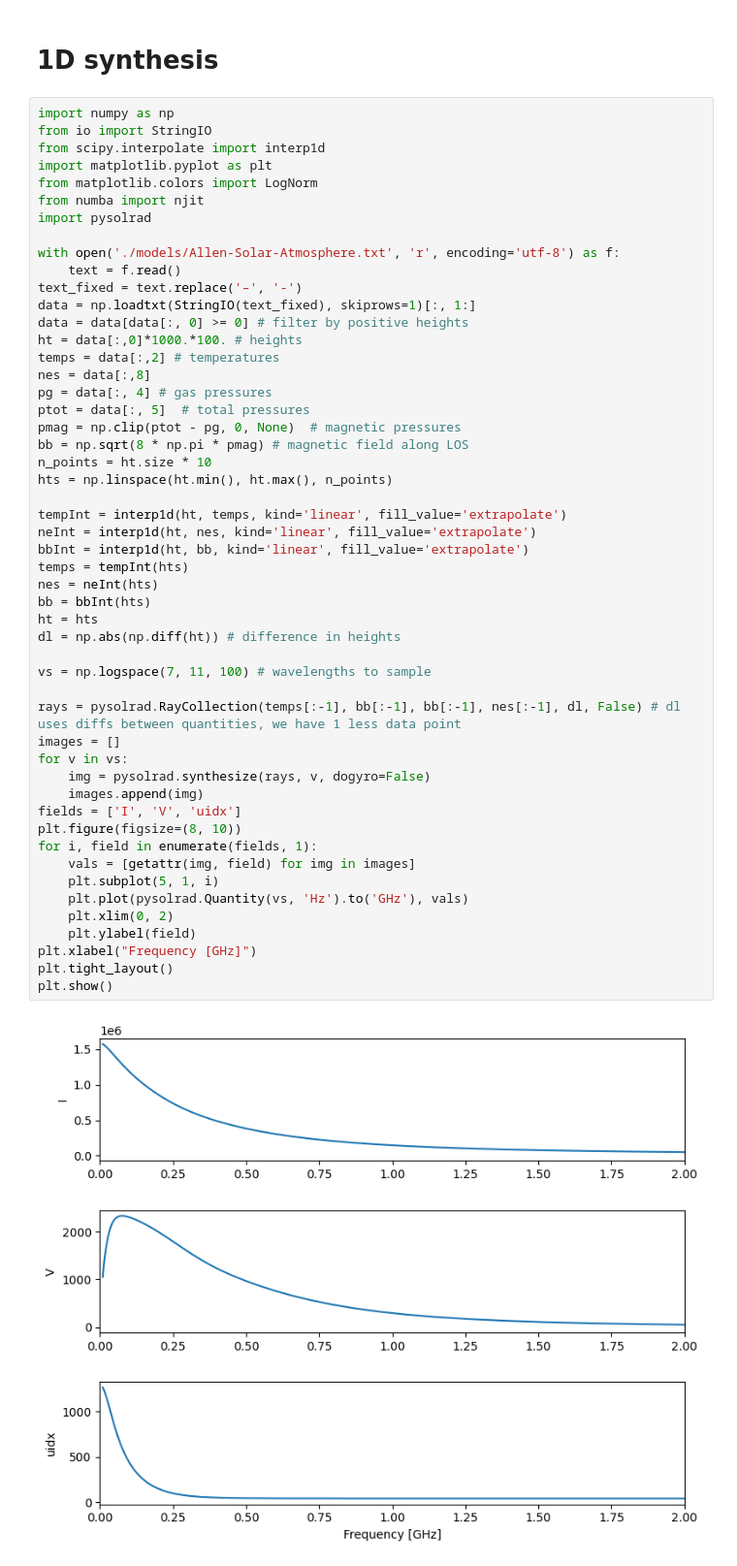
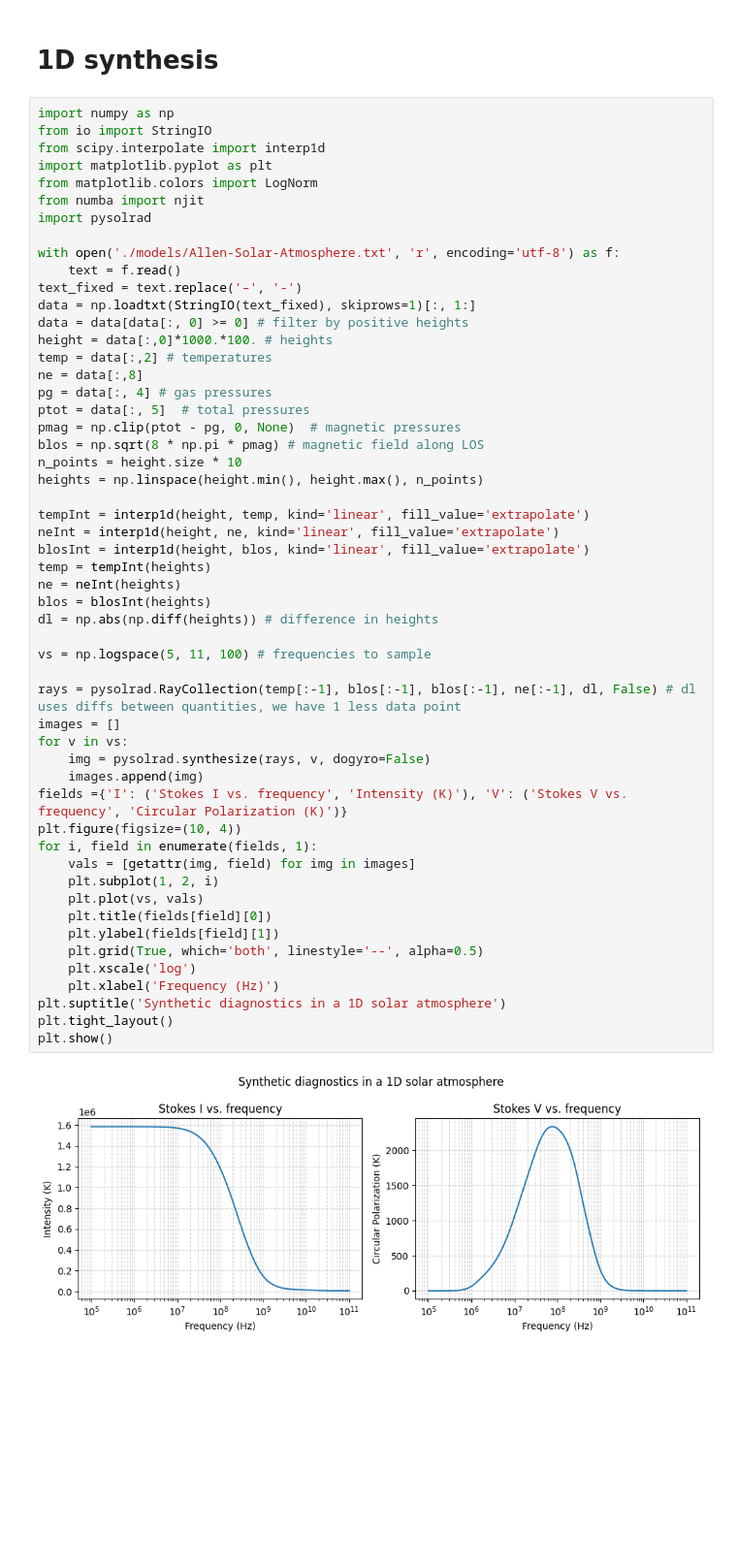
Before and after one commit to underpig1/pysolrad, a Jupyter notebook: example.ipynb, the cells around one changed output. Shown at 97% size. Cells and saved outputs as stored; diff of their text form; blank space fills up the shorter version.

```diff
--- a/example.ipynb
+++ b/example.ipynb
@@ -285,53 +285,55 @@ plt.show()
 # %%
 import numpy as np
 from io import StringIO
 from scipy.interpolate import interp1d
 import matplotlib.pyplot as plt
 from matplotlib.colors import LogNorm
 from numba import njit
 import pysolrad
 
 with open('./models/Allen-Solar-Atmosphere.txt', 'r', encoding='utf-8') as f:
     text = f.read()
 text_fixed = text.replace('–', '-')
 data = np.loadtxt(StringIO(text_fixed), skiprows=1)[:, 1:]
 data = data[data[:, 0] >= 0] # filter by positive heights
-ht = data[:,0]*1000.*100. # heights
-temps = data[:,2] # temperatures
-nes = data[:,8]
+height = data[:,0]*1000.*100. # heights
+temp = data[:,2] # temperatures
+ne = data[:,8]
 pg = data[:, 4] # gas pressures
 ptot = data[:, 5]  # total pressures
 pmag = np.clip(ptot - pg, 0, None)  # magnetic pressures
-bb = np.sqrt(8 * np.pi * pmag) # magnetic field along LOS
-n_points = ht.size * 10
-hts = np.linspace(ht.min(), ht.max(), n_points)
+blos = np.sqrt(8 * np.pi * pmag) # magnetic field along LOS
+n_points = height.size * 10
+heights = np.linspace(height.min(), height.max(), n_points)
 
-tempInt = interp1d(ht, temps, kind='linear', fill_value='extrapolate')
-neInt = interp1d(ht, nes, kind='linear', fill_value='extrapolate')
-bbInt = interp1d(ht, bb, kind='linear', fill_value='extrapolate')
-temps = tempInt(hts)
-nes = neInt(hts)
-bb = bbInt(hts)
-ht = hts
-dl = np.abs(np.diff(ht)) # difference in heights
+tempInt = interp1d(height, temp, kind='linear', fill_value='extrapolate')
+neInt = interp1d(height, ne, kind='linear', fill_value='extrapolate')
+blosInt = interp1d(height, blos, kind='linear', fill_value='extrapolate')
+temp = tempInt(heights)
+ne = neInt(heights)
+blos = blosInt(heights)
+dl = np.abs(np.diff(heights)) # difference in heights
 
-vs = np.logspace(7, 11, 100) # wavelengths to sample
+vs = np.logspace(5, 11, 100) # frequencies to sample
 
-rays = pysolrad.RayCollection(temps[:-1], bb[:-1], bb[:-1], nes[:-1], dl, False) # dl uses diffs between quantities, we have 1 less data point
+rays = pysolrad.RayCollection(temp[:-1], blos[:-1], blos[:-1], ne[:-1], dl, False) # dl uses diffs between quantities, we have 1 less data point
 images = []
 for v in vs:
     img = pysolrad.synthesize(rays, v, dogyro=False)
     images.append(img)
-fields = ['I', 'V', 'uidx']
-plt.figure(figsize=(8, 10))
+fields ={'I': ('Stokes I vs. frequency', 'Intensity (K)'), 'V': ('Stokes V vs. frequency', 'Circular Polarization (K)')}
+plt.figure(figsize=(10, 4))
 for i, field in enumerate(fields, 1):
     vals = [getattr(img, field) for img in images]
-    plt.subplot(5, 1, i)
-    plt.plot(pysolrad.Quantity(vs, 'Hz').to('GHz'), vals)
-    plt.xlim(0, 2)
-    plt.ylabel(field)
-plt.xlabel("Frequency [GHz]")
+    plt.subplot(1, 2, i)
+    plt.plot(vs, vals)
+    plt.title(fields[field][0])
+    plt.ylabel(fields[field][1])
+    plt.grid(True, which='both', linestyle='--', alpha=0.5)
+    plt.xscale('log')
+    plt.xlabel('Frequency (Hz)')
+plt.suptitle('Synthetic diagnostics in a 1D solar atmosphere')
 plt.tight_layout()
 plt.show()
 # %% [output]
-[figure, old version]
+[figure, new version]
```
Also changed, not shown: parts of 4 cells of this notebook, 1 other file.
